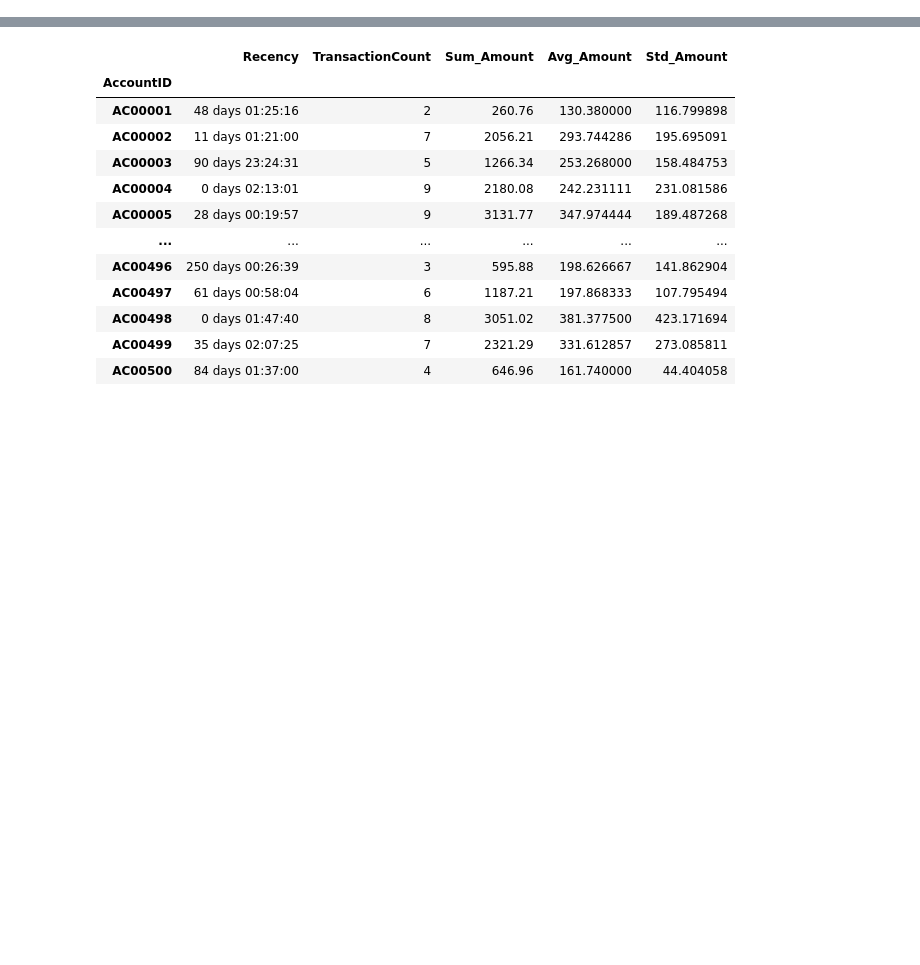
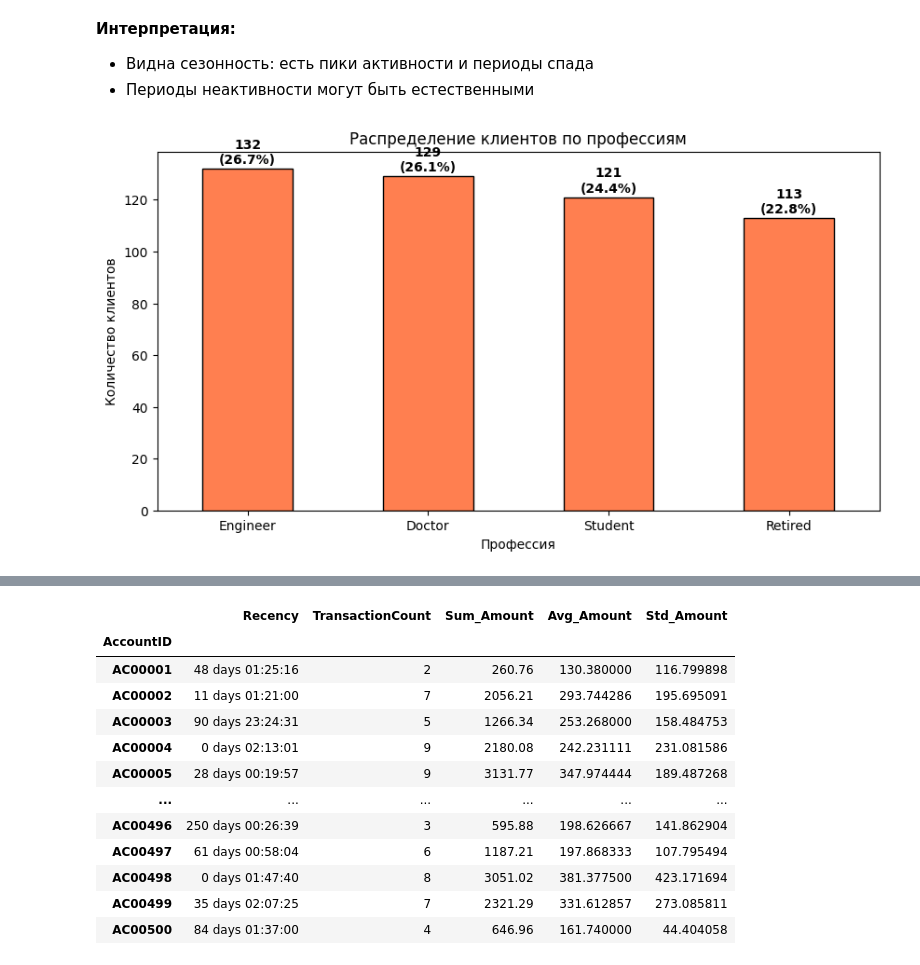
Before and after one commit to andreyyyyyys/Bank-clustering-analysis, a Jupyter notebook: Cluster_analysis.ipynb, the cells around one changed output, grey strips where cells are left out. Cells and saved outputs as stored; diff of their text form; code cells hidden in the pictures; blank space fills up the shorter version.

```diff
--- a/Cluster_analysis.ipynb
+++ b/Cluster_analysis.ipynb
@@ -31,0 +165,21 @@ plt.show()
+# %% [markdown]
+**Интерпретация:**
+- Видна сезонность: есть пики активности и периоды спада
+- Периоды неактивности могут быть естественными
+# %%
+# Распределение по профессиям клиентов
+occupation_dist = df.groupby('AccountID')['CustomerOccupation'].first().value_counts()
+
+plt.figure(figsize=(10, 5))
+occupation_dist.plot(kind='bar', color='coral', edgecolor='black')
+plt.xlabel('Профессия')
+plt.ylabel('Количество клиентов')
+plt.title('Распределение клиентов по профессиям')
+plt.xticks(rotation=0)
+
+for i, (occ, count) in enumerate(occupation_dist.items()):
+    plt.text(i, count + 2, f'{count}\n({count/len(df["AccountID"].unique())*100:.1f}%)',
+             ha='center', fontweight='bold')
+plt.show()
+# %% [output]
+[figure, added]
```
Also changed, not shown: parts of 80 cells of this notebook.
